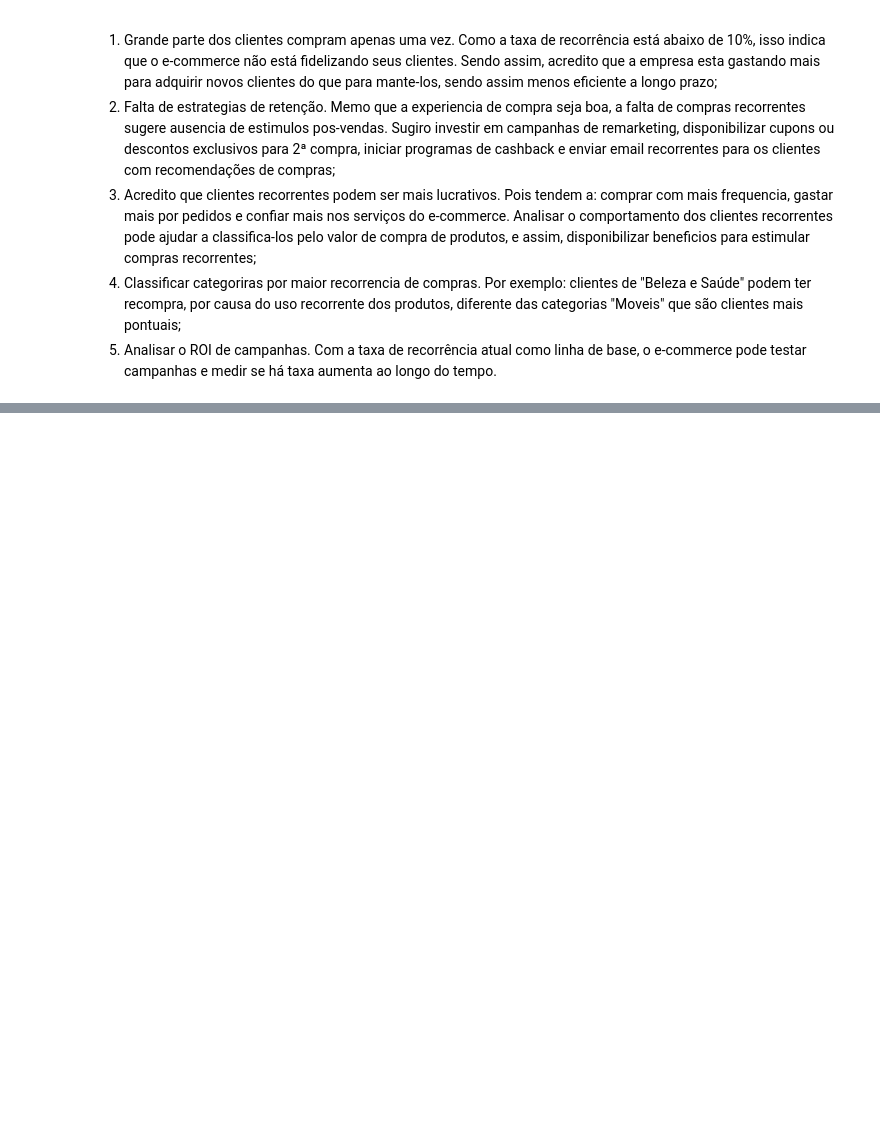
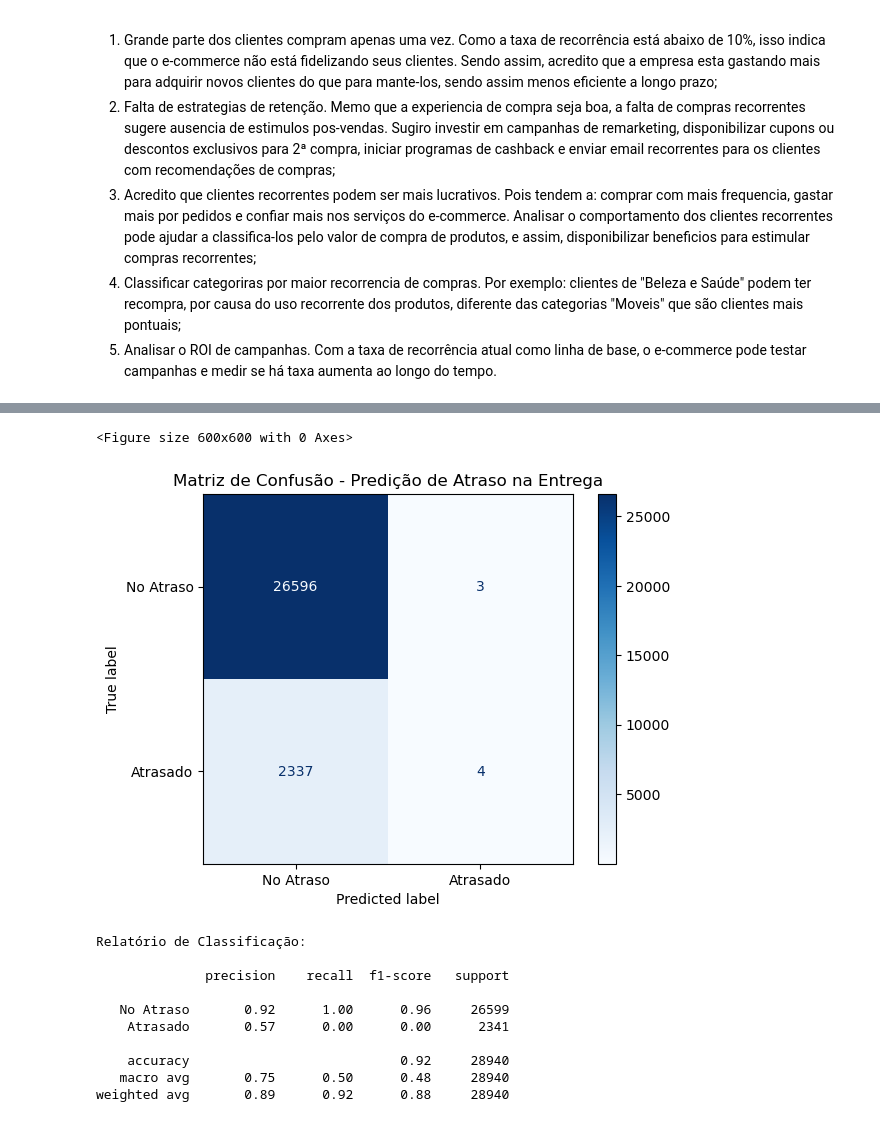
Before and after one commit to Thiago309/Teste_Tecnico_Programa_Trainee_triggo.ai, a Jupyter notebook: Analytics.ipynb, the cells around one changed output, grey strips where cells are left out. Saved outputs shown, nothing was run; the diff lists cells and outputs as text; code cells hidden in the pictures; blank space fills up the shorter version.

Commit message:
Predição de Atraso.

```diff
--- a/Analytics.ipynb
+++ b/Analytics.ipynb
@@ -1226,0 +1242,80 @@ Temos 2997 cliente recorrentes de um total de 96096 clientes cadastrados no e-co
+# %%
+from sklearn.model_selection import train_test_split
+from sklearn.linear_model import LogisticRegression
+from sklearn.metrics import classification_report, confusion_matrix, accuracy_score
+from sklearn.metrics import confusion_matrix, classification_report, ConfusionMatrixDisplay
+
+# definindo o que é um pedido atrasado
+df_entregas = df_orders[
+    (df_orders['order_status'] == 'delivered') &
+    (df_orders['order_estimated_delivery_date'].notnull()) &
+    (df_orders['order_delivered_customer_date'].notnull())
+].copy()
+
+df_entregas['pedido_atrasado'] = (
+    pd.to_datetime(df_entregas['order_delivered_customer_date']) >
+    pd.to_datetime(df_entregas['order_estimated_delivery_date'])
+).astype(int)
+
+# criando features relevantes para o modelo
+df_entregas['order_purchase_timestamp'] = pd.to_datetime(df_entregas['order_purchase_timestamp'])
+df_entregas['order_approved_at'] = pd.to_datetime(df_entregas['order_approved_at'])
+
+df_entregas['tempo_aprovacao'] = (df_entregas['order_approved_at'] - df_entregas['order_purchase_timestamp']).dt.total_seconds() / 3600
+df_entregas['ano_mes_compra'] = df_entregas['order_purchase_timestamp'].dt.to_period('M').astype(str)
+
+# junção com estado do cliente
+df_entregas = df_entregas.merge(df_customers[['customer_id', 'customer_state']], on='customer_id', how='left')
+
+# preparando o modelo
+# Selecionar features
+X = df_entregas[['tempo_aprovacao', 'customer_state', 'ano_mes_compra']]
+y = df_entregas['pedido_atrasado']
+
+# Transformar variáveis categóricas em dummies
+X = pd.get_dummies(X, drop_first=True)
+
+# Remove registros com valores ausentes
+X = X.dropna()
+y = y.loc[X.index]  # Garante que os índices de X e y continuam alinhados
+y = df_entregas['pedido_atrasado'].loc[X.index]
+
+# dividindo em treino e teste
+X_train, X_test, y_train, y_test = train_test_split(X, y, test_size=0.3, random_state=42)
+
+# Treinando o modeelo simples com regressão logistica
+modelo = LogisticRegression(max_iter=1000)
+modelo.fit(X_train, y_train)
+
+# avaliando a performance
+y_pred = modelo.predict(X_test)
+
+# Previsões
+y_pred = modelo.predict(X_test)
+
+# Matriz de Confusão
+cm = confusion_matrix(y_test, y_pred)
+disp = ConfusionMatrixDisplay(confusion_matrix=cm, display_labels=["No Atraso", "Atrasado"])
+
+plt.figure(figsize=(6, 6))
+disp.plot(cmap=plt.cm.Blues, values_format='d')
+plt.title("Matriz de Confusão - Predição de Atraso na Entrega")
+plt.grid(False)
+plt.show()
+
+# Relatório de Classificação
+print("Relatório de Classificação:\n")
+print(classification_report(y_test, y_pred, target_names=["No Atraso", "Atrasado"]))
+# %% [output]
+<Figure size 600x600 with 0 Axes>
+[figure, added]
+Relatório de Classificação:
+
+              precision    recall  f1-score   support
+
+   No Atraso       0.92      1.00      0.96     26599
+    Atrasado       0.57      0.00      0.00      2341
+
+    accuracy                           0.92     28940
+   macro avg       0.75      0.50      0.48     28940
+weighted avg       0.89      0.92      0.88     28940
```
Also changed, not shown: parts of 5 cells of this notebook.
